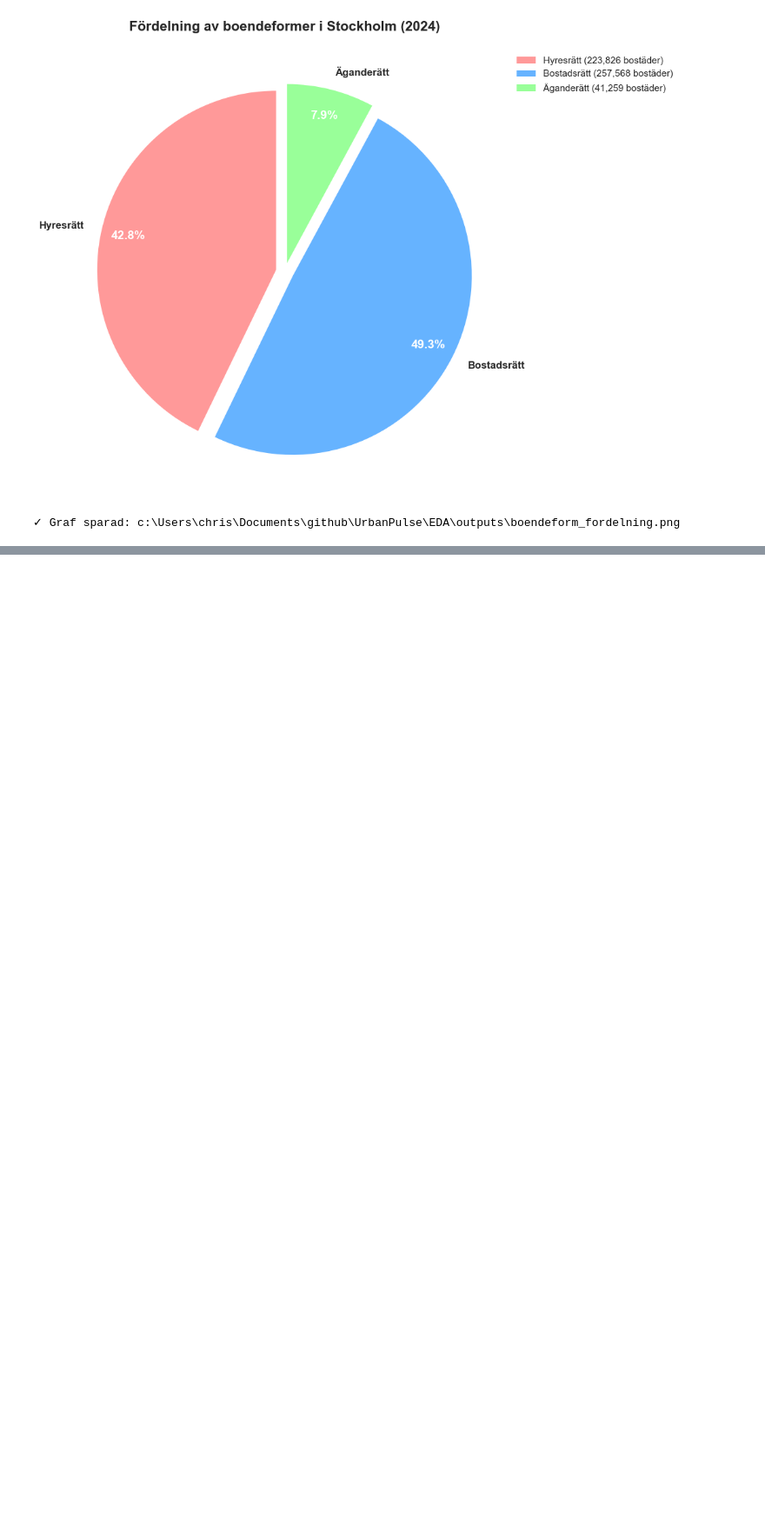
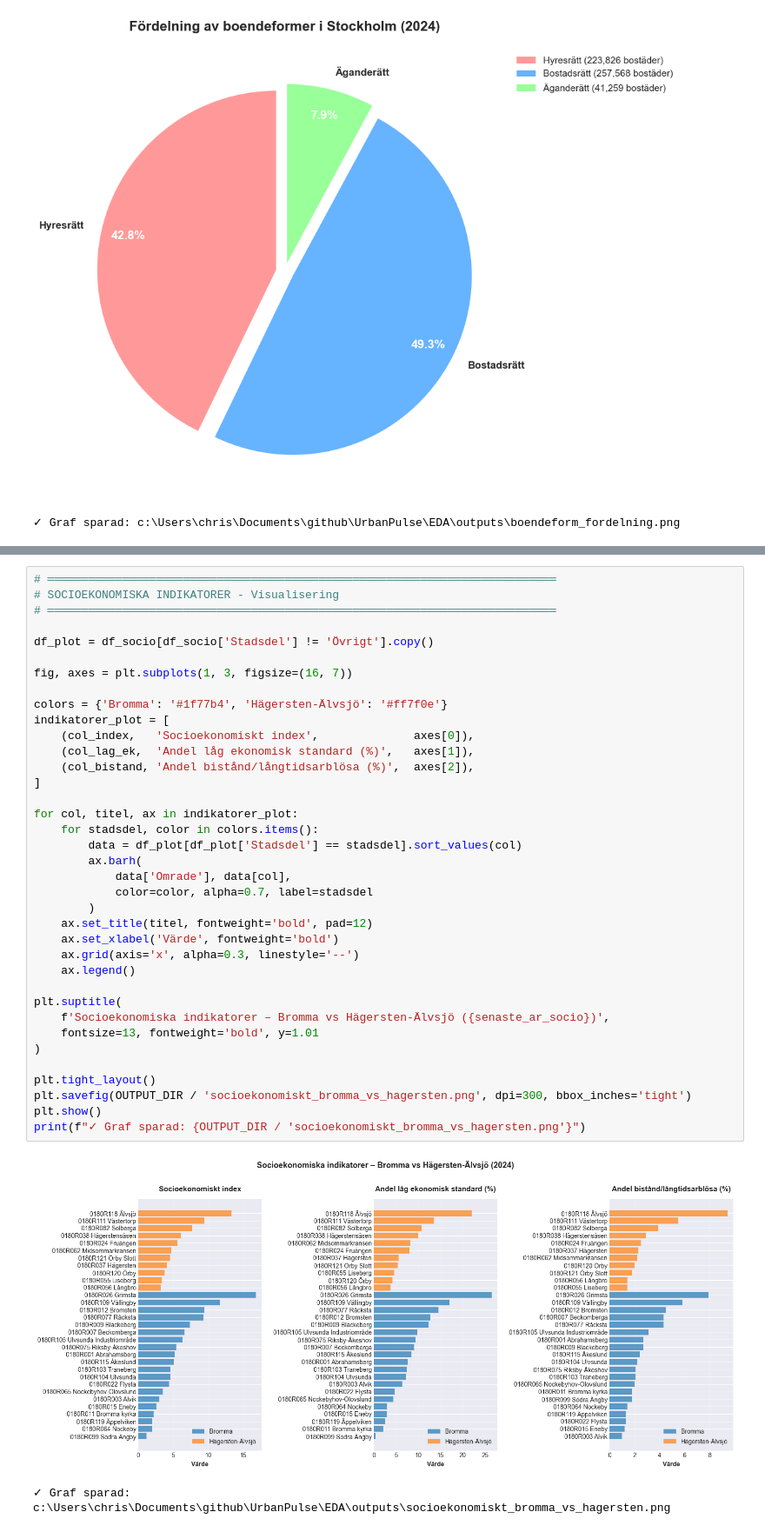
Before and after one commit to cactus-commits/UrbanPulse, a Jupyter notebook: EDA/christoffer_eda_scb_api_test.ipynb, the cells around one changed output, grey strips where cells are left out. Shown at 87% size. Drawn from its saved outputs; the diff is of its cells as text; blank space fills up the shorter version.

```diff
--- a/EDA/christoffer_eda_scb_api_test.ipynb
+++ b/EDA/christoffer_eda_scb_api_test.ipynb
@@ -1049,0 +1503,40 @@ print(f"✓ Graf sparad: {OUTPUT_DIR / 'aldersprofil_jamforelse.png'}")
+# %%
+# ═══════════════════════════════════════════════════════════════════════════
+# SOCIOEKONOMISKA INDIKATORER - Visualisering
+# ═══════════════════════════════════════════════════════════════════════════
+
+df_plot = df_socio[df_socio['Stadsdel'] != 'Övrigt'].copy()
+
+fig, axes = plt.subplots(1, 3, figsize=(16, 7))
+
+colors = {'Bromma': '#1f77b4', 'Hägersten-Älvsjö': '#ff7f0e'}
+indikatorer_plot = [
+    (col_index,   'Socioekonomiskt index',              axes[0]),
+    (col_lag_ek,  'Andel låg ekonomisk standard (%)',   axes[1]),
+    (col_bistand, 'Andel bistånd/långtidsarblösa (%)',  axes[2]),
+]
+
+for col, titel, ax in indikatorer_plot:
+    for stadsdel, color in colors.items():
+        data = df_plot[df_plot['Stadsdel'] == stadsdel].sort_values(col)
+        ax.barh(
+            data['Omrade'], data[col],
+            color=color, alpha=0.7, label=stadsdel
+        )
+    ax.set_title(titel, fontweight='bold', pad=12)
+    ax.set_xlabel('Värde', fontweight='bold')
+    ax.grid(axis='x', alpha=0.3, linestyle='--')
+    ax.legend()
+
+plt.suptitle(
+    f'Socioekonomiska indikatorer – Bromma vs Hägersten-Älvsjö ({senaste_ar_socio})',
+    fontsize=13, fontweight='bold', y=1.01
+)
+
+plt.tight_layout()
+plt.savefig(OUTPUT_DIR / 'socioekonomiskt_bromma_vs_hagersten.png', dpi=300, bbox_inches='tight')
+plt.show()
+print(f"✓ Graf sparad: {OUTPUT_DIR / 'socioekonomiskt_bromma_vs_hagersten.png'}")
+# %% [output]
+[figure, added]
+✓ Graf sparad: c:\Users\chris\Documents\github\UrbanPulse\EDA\outputs\socioekonomiskt_bromma_vs_hagersten.png
```
Also changed, not shown: parts of 43 cells of this notebook, 15 other files.
